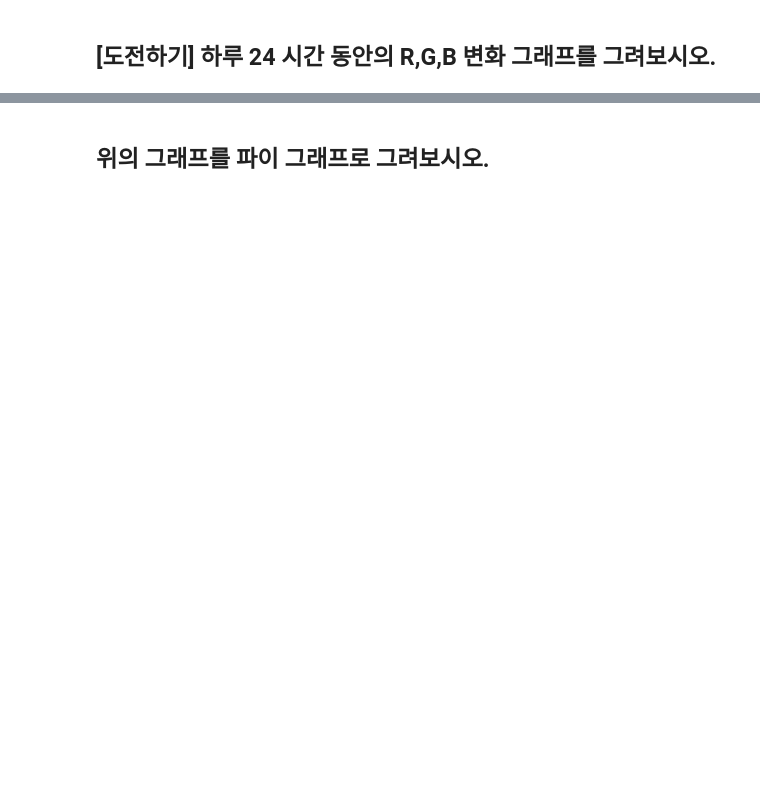
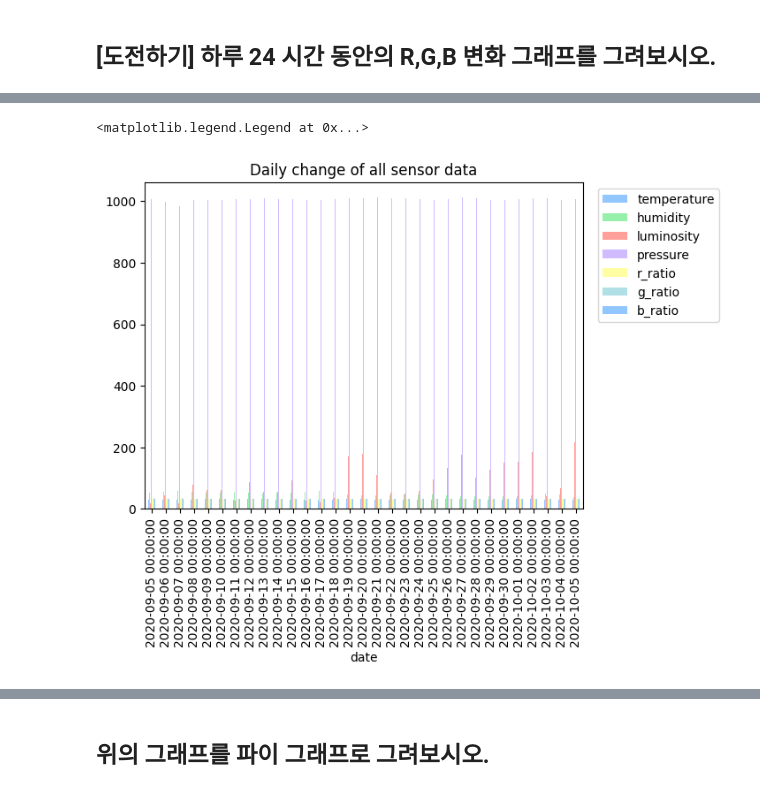
Before and after one commit to w2j1y12/pdm17, a Jupyter notebook: py-pandas/pandas_6_iot_nano33.ipynb, the cells around one changed output, grey strips where cells are left out. Cells and saved outputs as stored; diff of their text form; code cells hidden in the pictures; blank space fills up the shorter version.

```diff
--- a/py-pandas/pandas_6_iot_nano33.ipynb
+++ b/py-pandas/pandas_6_iot_nano33.ipynb
@@ -261,5 +647,10 @@ iot_data_day.info()
 # %%
 #  Plot mean of the iot data per every day
 iot_data.resample('D').mean().plot(kind='bar', #marker='o', ms=6, figsize=(12,6),
-                                   title='Daily change of temperature, humidity, and luminosity')
+                                   title='Daily change of all sensor data')
+plt.legend(bbox_to_anchor=(1.02, 1.0))
+# 제출할 때 legend 바깥으로
+# %% [output]
+<matplotlib.legend.Legend at 0x...>
+[figure, added]
 # %%
```
Also changed, not shown: parts of 71 cells of this notebook.
